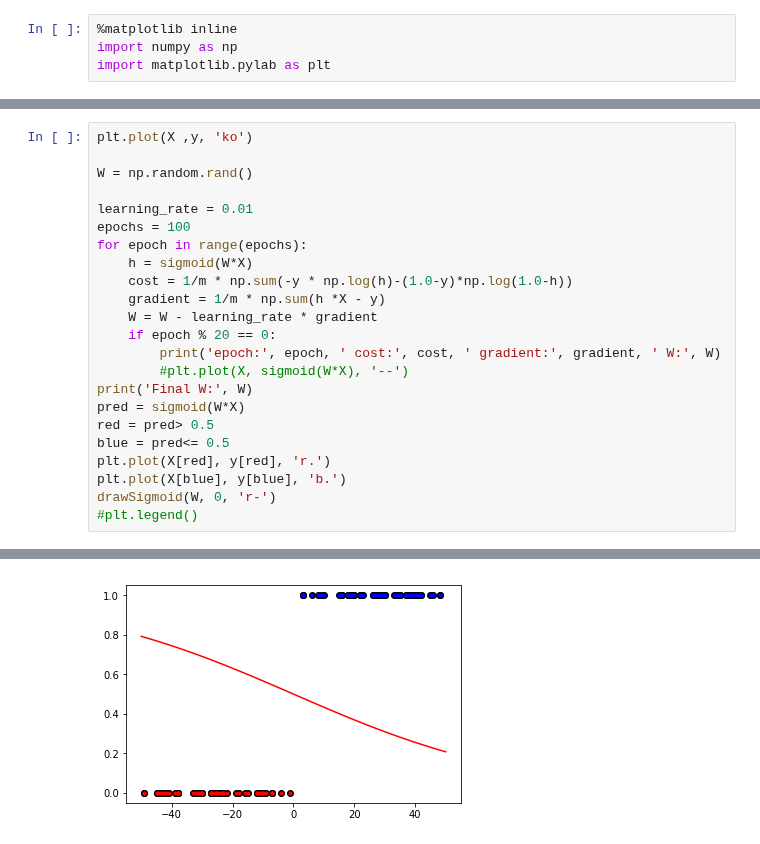
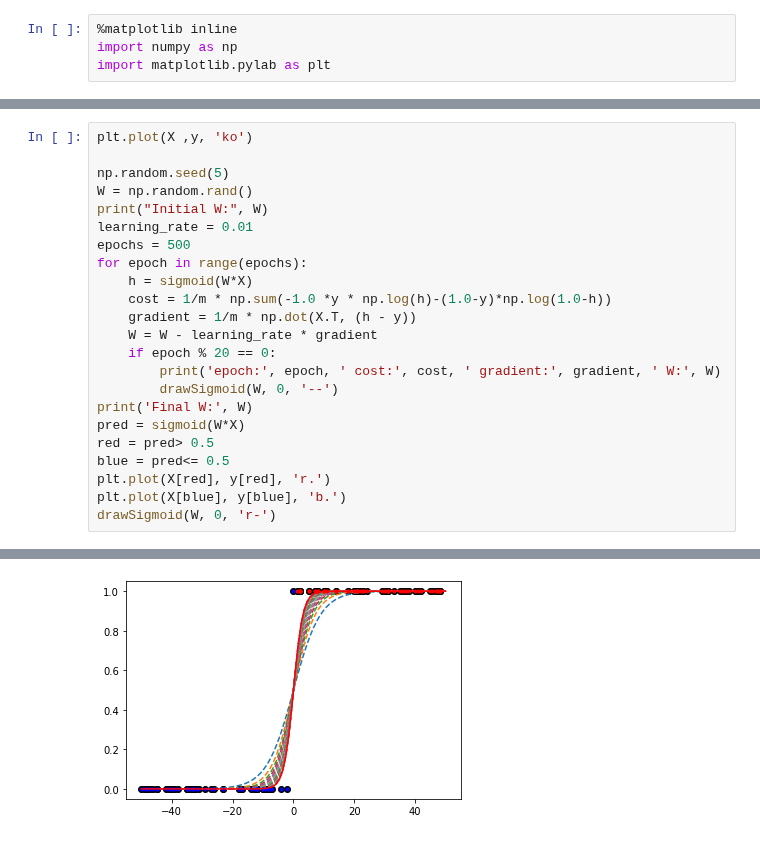
Before and after one commit to dltpdn/ml_dl_edu, a Jupyter notebook: 3.10.Logistic_Regression.ipynb, the cells around one changed output, grey strips where cells are left out. Saved outputs shown, nothing was run; the diff lists cells and outputs as text.

Commit message:
correct error about gradient

```diff
--- a/3.10.Logistic_Regression.ipynb
+++ b/3.10.Logistic_Regression.ipynb
@@ -81,18 +97,19 @@ plt.plot(X[y==1], y[y==1], 'r.')
 # %%
 plt.plot(X ,y, 'ko')
 
+np.random.seed(5)
 W = np.random.rand()
-
+print("Initial W:", W)
 learning_rate = 0.01
-epochs = 100
+epochs = 500
 for epoch in range(epochs):
     h = sigmoid(W*X)
-    cost = 1/m * np.sum(-y * np.log(h)-(1.0-y)*np.log(1.0-h))
-    gradient = 1/m * np.sum(h *X - y)
+    cost = 1/m * np.sum(-1.0 *y * np.log(h)-(1.0-y)*np.log(1.0-h))
+    gradient = 1/m * np.dot(X.T, (h - y))
     W = W - learning_rate * gradient
     if epoch % 20 == 0:
         print('epoch:', epoch, ' cost:', cost, ' gradient:', gradient, ' W:', W)
-        #plt.plot(X, sigmoid(W*X), '--')
+        drawSigmoid(W, 0, '--')
 print('Final W:', W)
 pred = sigmoid(W*X)
 red = pred> 0.5
@@ -100,5 +117,4 @@ blue = pred<= 0.5
 plt.plot(X[red], y[red], 'r.')
 plt.plot(X[blue], y[blue], 'b.')
 drawSigmoid(W, 0, 'r-')
-#plt.legend()
 # %% [output]
@@ -111 +138 @@ Final W: -0.026724016992698142
-[figure, old version]
+[figure, new version]
```
Also changed, not shown: parts of 5 cells of this notebook.
